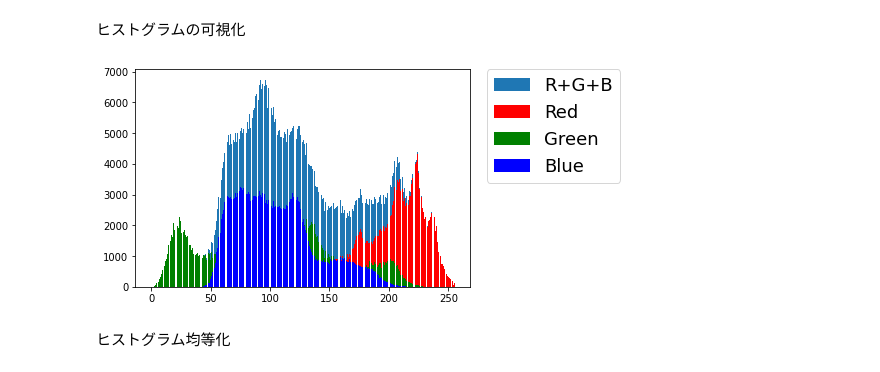
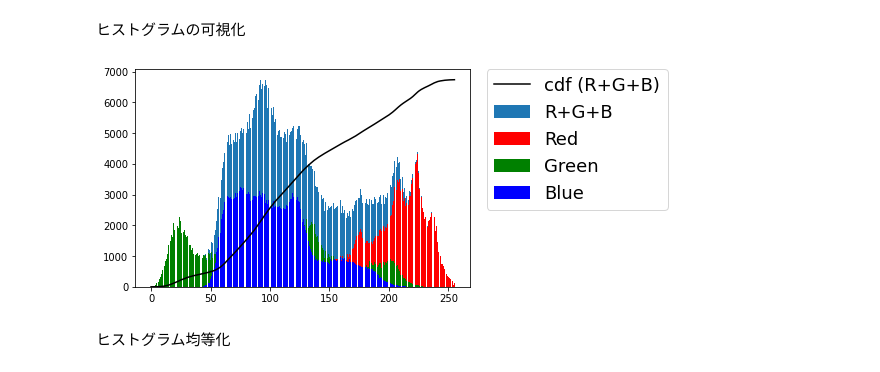
Before and after one commit to ken-ty/image-contrast-adjustment, a Jupyter notebook: image_contrast_adjustment.ipynb, the cells around one changed output. Drawn from its saved outputs; the diff is of its cells as text; code cells hidden in the pictures.

```diff
--- a/image_contrast_adjustment.ipynb
+++ b/image_contrast_adjustment.ipynb
@@ -28,21 +28,31 @@ plt.show()
 # %%
 # R+G+B
 hist_RGB, bins = np.histogram(a=rgb.flatten(), bins=256, range=[0, 256])
 h = [h for h in range(len(hist_RGB))]
 plt.bar(h, hist_RGB, label="R+G+B")
 # R
 hist_R, bins = np.histogram(a=rgb[:,:,0], bins=256, range=[0, 256])
 plt.bar(h, hist_R, color="r", label="Red")
 # G
 hist_G, bins = np.histogram(a=rgb[:,:,1], bins=256, range=[0, 256])
 plt.bar(h, hist_G, color="g", label="Green")
 # B
 hist_B, bins = np.histogram(a=rgb[:,:,2], bins=256, range=[0, 256])
 plt.bar(h, hist_B, color="b", label="Blue")
-plt.legend(bbox_to_anchor=(1.05, 1), loc='upper left', borderaxespad=0,
-           fontsize=18)
+
+# cdf(階調変換関数)
+cdf = hist_RGB.cumsum() # リスト順に累積したリストを返す
+cdf_normalized = cdf * hist.max() / cdf.max()
+plt.plot(cdf_normalized, color = 'black', label='cdf (R+G+B)')
+# 凡例
+plt.legend(
+    bbox_to_anchor=(1.05, 1),
+    loc='upper left',
+    borderaxespad=0,
+    fontsize=18)
+
 plt.show()
 # %% [output]
-[figure, old version]
+[figure, new version]
 # %% [markdown]
 ヒストグラム均等化
```
Also changed, not shown: parts of 3 cells of this notebook.
